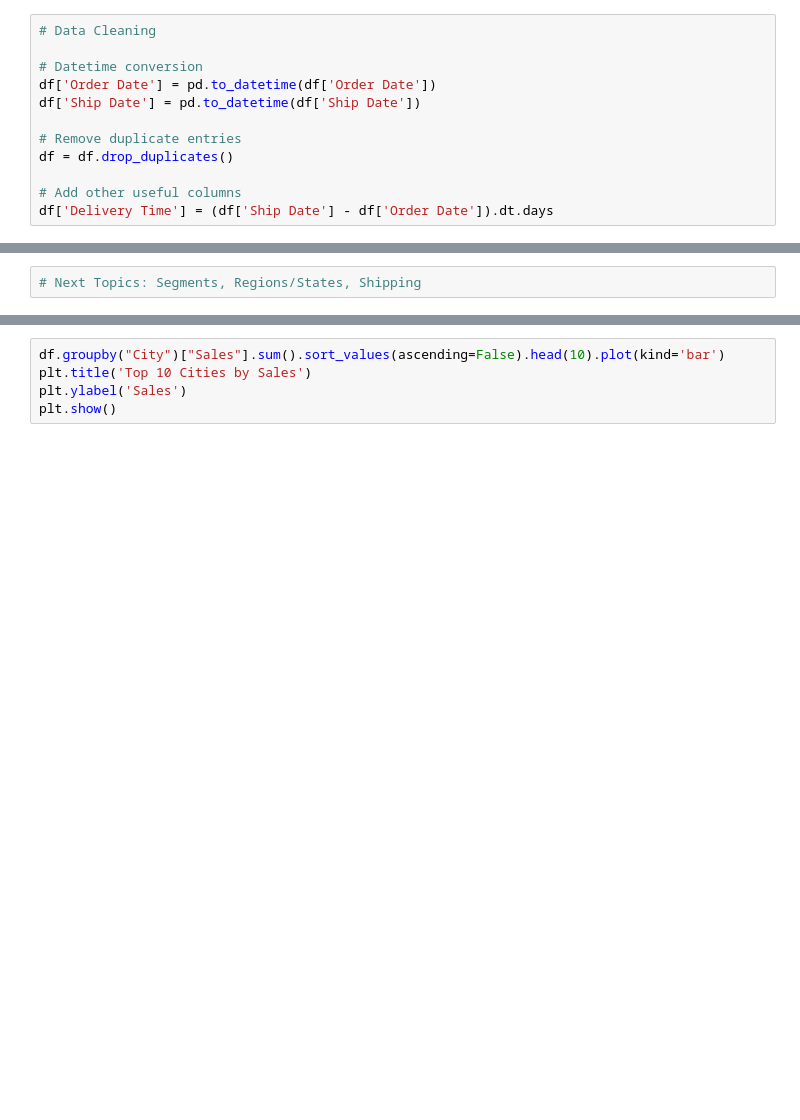
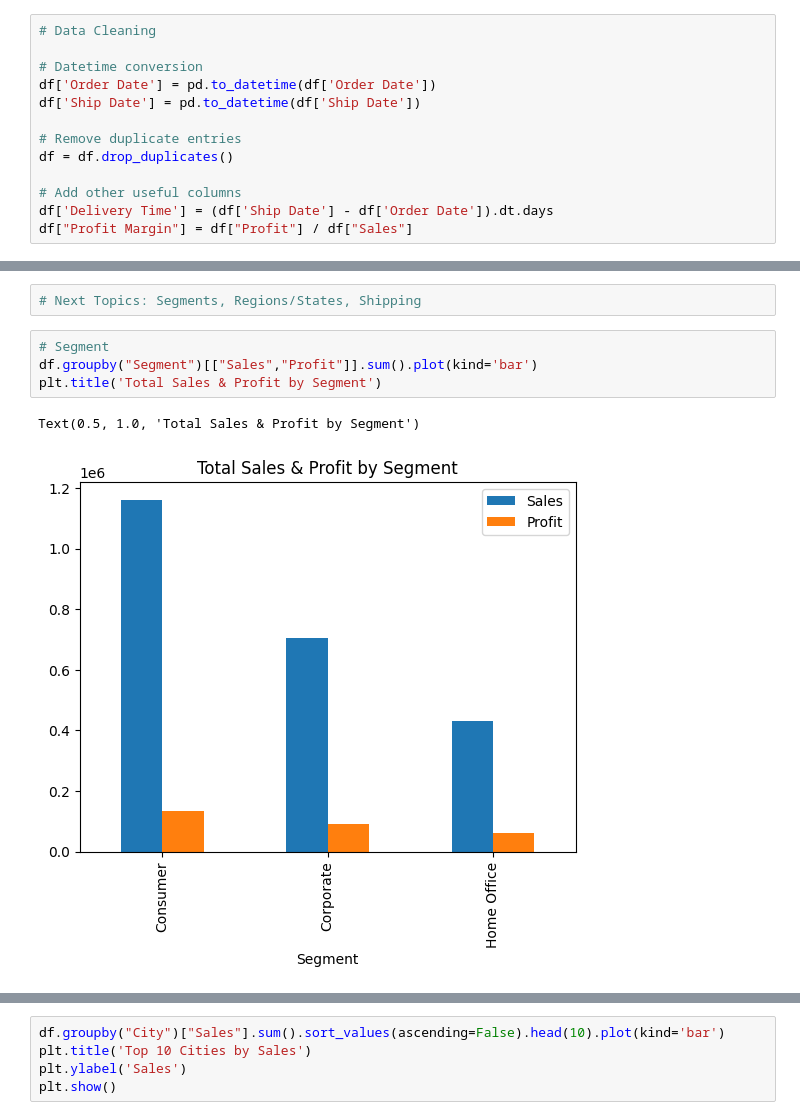
Before and after one commit to KyleNicholls19/StoreDataAnalysis, a Jupyter notebook: StoreAnalysis.ipynb, the cells around one changed output, grey strips where cells are left out. Drawn from its saved outputs; the diff is of its cells as text; blank space fills up the shorter version.

```diff
--- a/StoreAnalysis.ipynb
+++ b/StoreAnalysis.ipynb
@@ -70,6 +70,7 @@ df = df.drop_duplicates()
 
 # Add other useful columns
 df['Delivery Time'] = (df['Ship Date'] - df['Order Date']).dt.days
+df["Profit Margin"] = df["Profit"] / df["Sales"]
 # %%
 # Data Analysis
 # %%
@@ -212,3 +213,10 @@ df.groupby("Sub-Category")[["Sales","Profit"]].sum()
 # Conclusion
 # %%
 # Next Topics: Segments, Regions/States, Shipping
+# %%
+# Segment
+df.groupby("Segment")[["Sales","Profit"]].sum().plot(kind='bar')
+plt.title('Total Sales & Profit by Segment')
+# %% [output]
+Text(0.5, 1.0, 'Total Sales & Profit by Segment')
+[figure, added]
```
Also changed, not shown: parts of 2 cells of this notebook.
